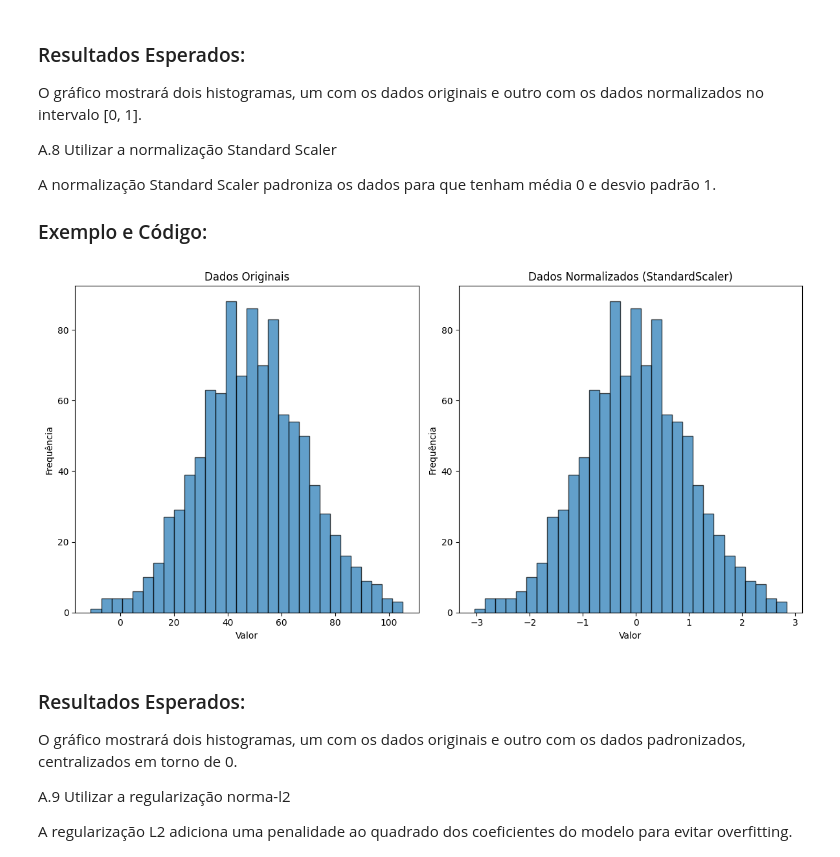
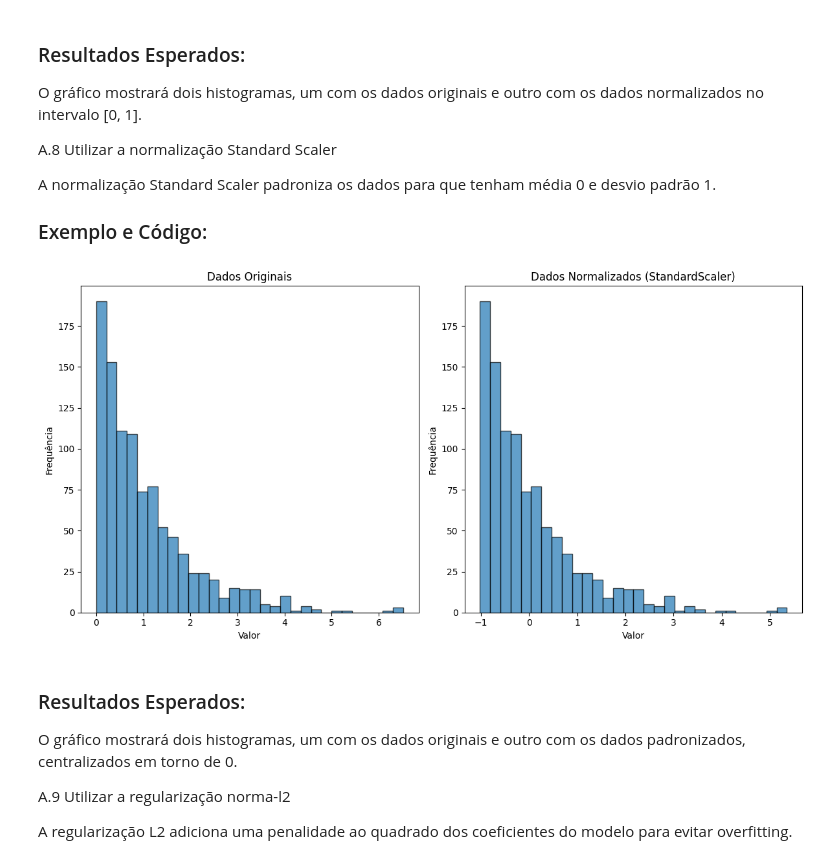
Before and after one commit to dacioms/DacioFeature3_24, a Jupyter notebook: 01_numericos/004_detalhamentoComGraficos.ipynb, the cells around one changed output. Drawn from its saved outputs; the diff is of its cells as text; code cells hidden in the pictures.

```diff
--- a/01_numericos/004_detalhamentoComGraficos.ipynb
+++ b/01_numericos/004_detalhamentoComGraficos.ipynb
@@ -212,34 +288,36 @@ A normalização Standard Scaler padroniza os dados para que tenham média 0 e d
 import numpy as np
 from sklearn.preprocessing import StandardScaler
 import matplotlib.pyplot as plt
 
 # Dados de exemplo
 np.random.seed(0)
 dados = np.random.randn(1000) * 20 + 50
+dados = np.random.exponential(scale=1, size=1000)
+
 
 # Aplicar StandardScaler
 scaler = StandardScaler()
 dados_normalizados = scaler.fit_transform(dados.reshape(-1, 1))
 
 # Plotagem dos dados originais e normalizados
 plt.figure(figsize=(12, 6))
 
 plt.subplot(1, 2, 1)
 plt.hist(dados, bins=30, edgecolor='k', alpha=0.7)
 plt.title('Dados Originais')
 plt.xlabel('Valor')
 plt.ylabel('Frequência')
 
 plt.subplot(1, 2, 2)
 plt.hist(dados_normalizados, bins=30, edgecolor='k', alpha=0.7)
 plt.title('Dados Normalizados (StandardScaler)')
 plt.xlabel('Valor')
 plt.ylabel('Frequência')
 
 plt.tight_layout()
 plt.show()
 # %% [output]
-[figure, old version]
+[figure, new version]
 # %% [markdown]
 ### Resultados Esperados:
 O gráfico mostrará dois histogramas, um com os dados originais e outro com os dados padronizados, centralizados em torno de 0.
```
Also changed, not shown: parts of 7 cells of this notebook, 3 other files.
